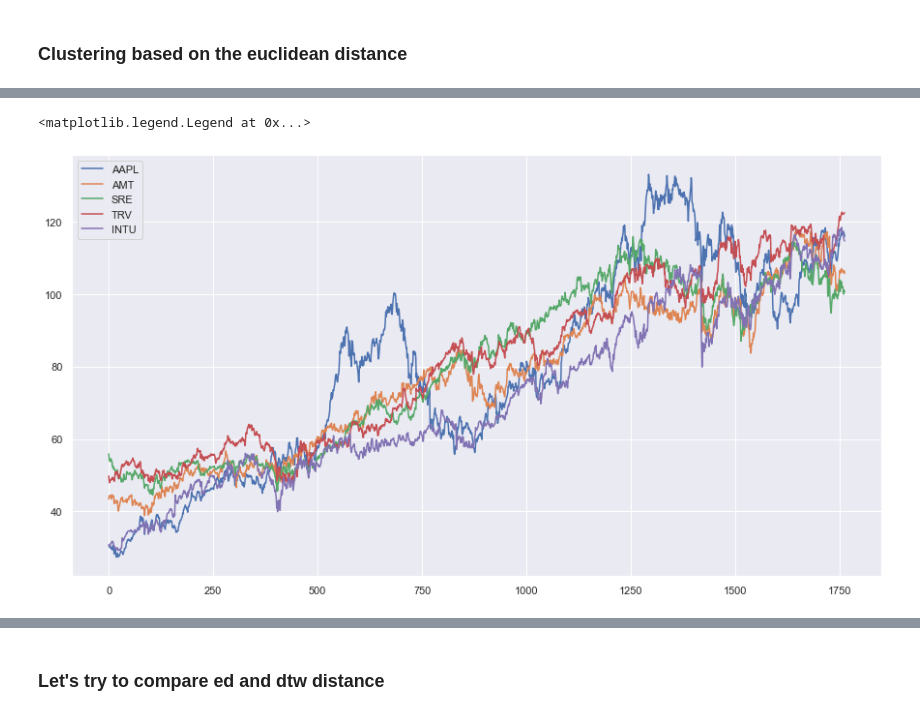
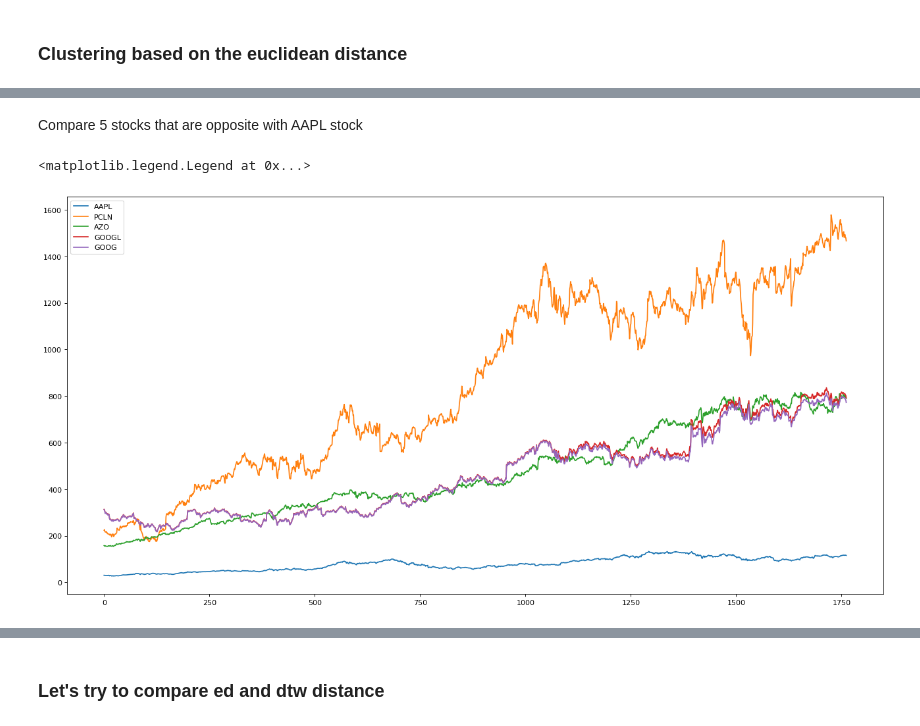
Before and after one commit to gihonglee/Stock_Analysis, a Jupyter notebook: main.ipynb, the cells around one changed output, grey strips where cells are left out. Cells and saved outputs as stored; diff of their text form; code cells hidden in the pictures.

```diff
--- a/main.ipynb
+++ b/main.ipynb
@@ -485,5 +480,5 @@ df_kmean
 # %%
-fig, axs = plt.subplots(3, 1)
+fig, axs = plt.subplots(3, 1,figsize = (20,20))
 for j in range(6):
     for i in range(3):
         df_temp = df_kmean[df_kmean['label'] == i ]
@@ -492,6 +487,7 @@ for j in range(6):
         x = pd.to_datetime(x)
         y = df_temp.values[j]
         y = y[0:-1]
-        axs[i].set_ylim([0, 1000])
+        axs[i].set_ylim([0, 200])
         axs[i].plot(x, y)
+fig.tight_layout()
 # %% [output]
@@ -569,7 +536,7 @@ df_kmean['label'].value_counts()
 2     34
 Name: label, dtype: int64
 # %%
-fig, axs = plt.subplots(3, 1)
+fig, axs = plt.subplots(3, 1,figsize = (20,20))
 for j in range(10):
     for i in range(3):
         df_temp = df_kmean[df_kmean['label'] == i ]
@@ -578,7 +545,7 @@ for j in range(10):
         x = pd.to_datetime(x)
         y = df_temp.values[j]
         y = y[:-1]
-        # axs[i].set_ylim([0, 1000])
+        axs[i].set_ylim([0, 200])
         axs[i].plot(x, y)
 plt.tight_layout()
 # %% [output]
@@ -645,11 +604,14 @@ df_ed
+# %% [markdown]
+Compare 5 stocks that are opposite with AAPL stock
 # %%
+figure(figsize=(20, 10), dpi=80)
 plt.plot(df_ed.values[0][:-1])
-plt.plot(df_ed.values[1][:-1])
-plt.plot(df_ed.values[2][:-1])
-plt.plot(df_ed.values[3][:-1])
-plt.plot(df_ed.values[4][:-1])
+plt.plot(df_ed.values[-1][:-1])
+plt.plot(df_ed.values[-2][:-1])
+plt.plot(df_ed.values[-3][:-1])
+plt.plot(df_ed.values[-4][:-1])
 
-plt.legend([df_ed.index[0], df_ed.index[1],df_ed.index[2],df_ed.index[3],df_ed.index[4] ])
+plt.legend([df_ed.index[0], df_ed.index[-1],df_ed.index[-2],df_ed.index[-3],df_ed.index[-4] ])
 # %% [output]
 <matplotlib.legend.Legend at 0x...>
-[figure, old version]
+[figure, new version]
```
Also changed, not shown: parts of 25 cells of this notebook.
